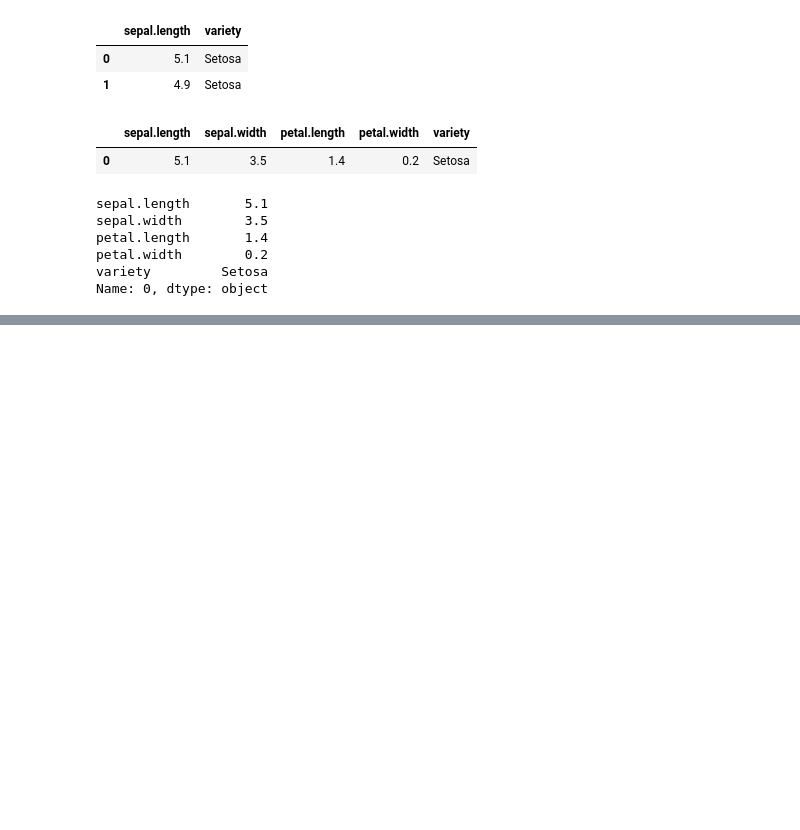
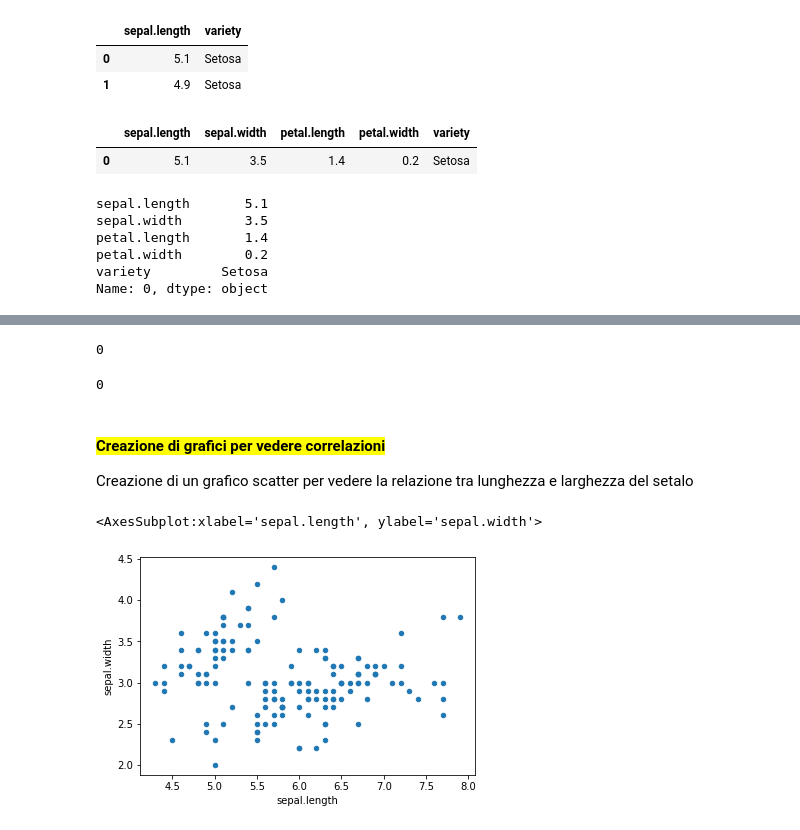
Before and after one commit to Kaisertoni/JupyterNotebook, a Jupyter notebook: Pandas.ipynb, the cells around one changed output, grey strips where cells are left out. Cells and saved outputs as stored; diff of their text form; code cells hidden in the pictures; blank space fills up the shorter version.

```diff
--- a/Pandas.ipynb
+++ b/Pandas.ipynb
@@ -249,0 +533,16 @@ Name: 2, dtype: object
+# %%
+iris_invalid['petal.length'].isnull().sum()
+# %% [output]
+0
+# %%
+iris_valid['petal.length'].isnull().sum()
+# %% [output]
+0
+# %% [markdown]
+#### <span style='background:yellow'>Creazione di grafici per vedere correlazioni
+Creazione di un grafico scatter per vedere la relazione tra lunghezza e larghezza del setalo
+# %%
+iris.plot(x='sepal.length', y='sepal.width', kind='scatter')
+# %% [output]
+<AxesSubplot:xlabel='sepal.length', ylabel='sepal.width'>
+[figure, added]
```
Also changed, not shown: parts of 60 cells of this notebook.
